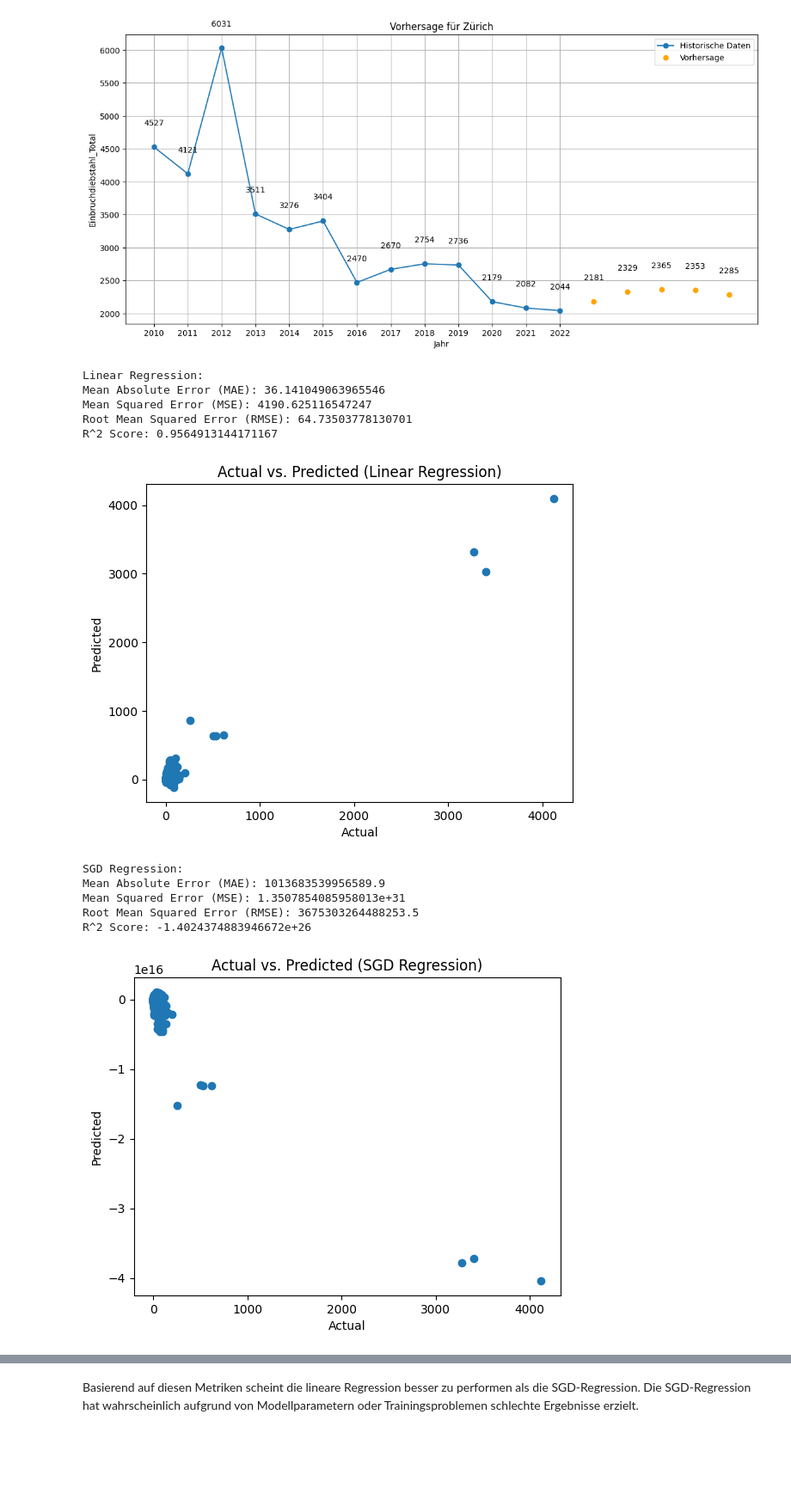
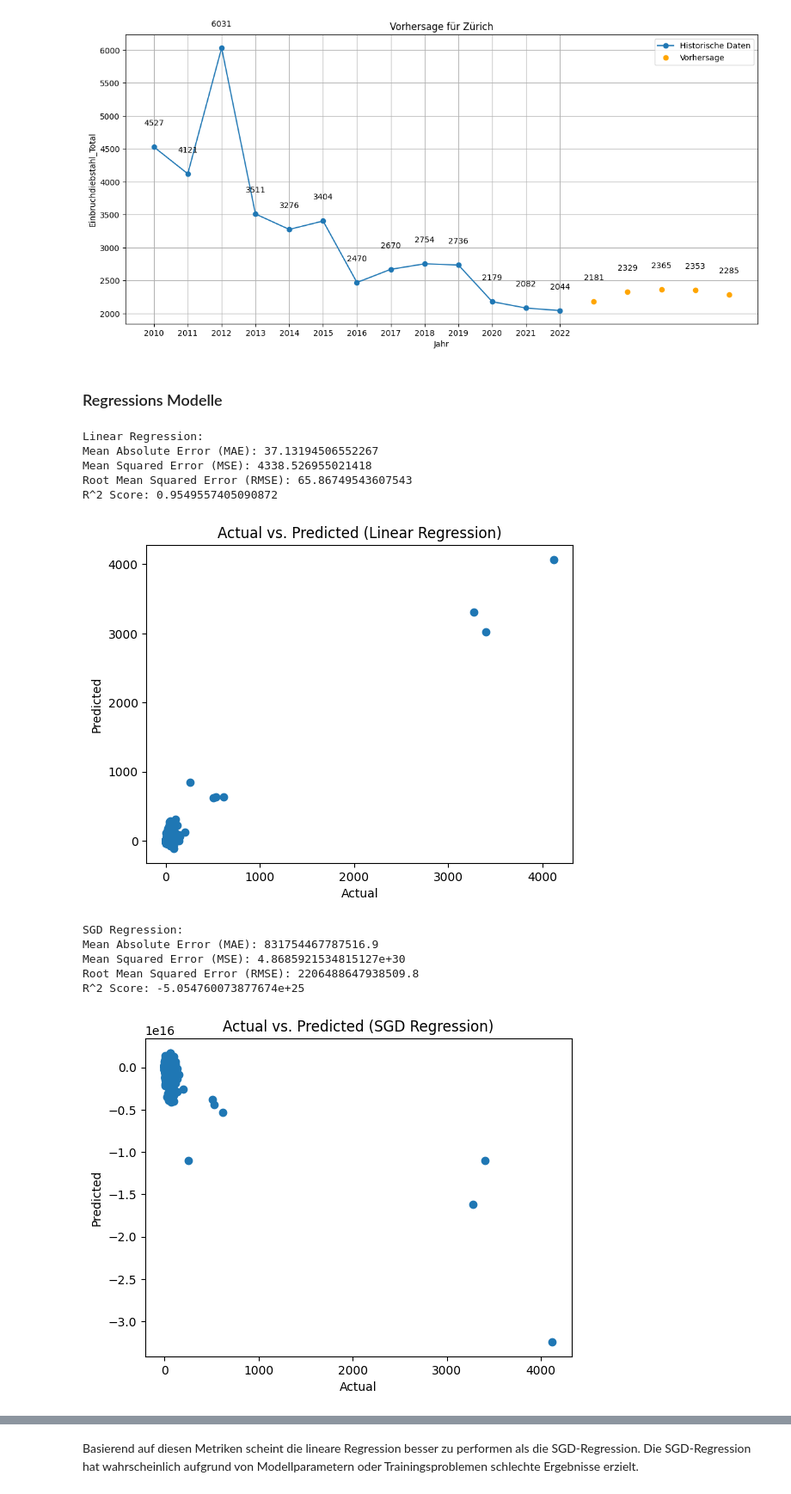
Before and after one commit to nvinto404/Data-Science-Project-Burglary-Statistics-Zurich, a Jupyter notebook: Modellierung.ipynb, the cells around one changed output, grey strips where cells are left out. Shown: that part at 86% size. Drawn from its saved outputs; the diff is of its cells as text; code cells hidden in the pictures; blank space fills up the shorter version.

```diff
--- a/Modellierung.ipynb
+++ b/Modellierung.ipynb
@@ -416,14 +354,11 @@ Vorhersage für Zürich für die nächsten 5 Jahre:
 17    2285.0
 Name: predicted_mean, dtype: float64
 [figure]
+# %% [markdown]
+### Regressions Modelle
 # %%
-import pandas as pd
-from sklearn.model_selection import train_test_split
-from sklearn.linear_model import LinearRegression
-from sklearn.metrics import mean_absolute_error, mean_squared_error, r2_score
-import matplotlib.pyplot as plt
 
-features = ['Einwohner_pro_Quadratkilometer', 'Einwohner 45-59 Jahre alt', 'Einwohner 60-74 Jahre alt','Einwohner 75-89 Jahre alt']
+features = ['Einwohner 45-59 Jahre alt', 'Einwohner 60-74 Jahre alt','Einwohner 75-89 Jahre alt']
 target = 'Einbruchdiebstahl_Total'
 
 X = df_unique[features]
@@ -453,54 +388,48 @@ plt.title("Actual vs. Predicted (Linear Regression)")
 plt.show()
 # %% [output]
 Linear Regression:
-Mean Absolute Error (MAE): 36.141049063965546
-Mean Squared Error (MSE): 4190.625116547247
-Root Mean Squared Error (RMSE): 64.73503778130701
-R^2 Score: 0.9564913144171167
+Mean Absolute Error (MAE): 37.13194506552267
+Mean Squared Error (MSE): 4338.526955021418
+Root Mean Squared Error (RMSE): 65.86749543607543
+R^2 Score: 0.9549557405090872
 [figure]
 # %%
-import pandas as pd
-from sklearn.model_selection import train_test_split
-from sklearn.linear_model import SGDRegressor
-from sklearn.metrics import mean_absolute_error, mean_squared_error, r2_score
-import matplotlib.pyplot as plt
 
-
-features = ['Einwohner_pro_Quadratkilometer', 'Einwohner 45-59 Jahre alt', 'Einwohner 60-74 Jahre alt','Einwohner 75-89 Jahre alt']
+features = ['Einwohner 45-59 Jahre alt', 'Einwohner 60-74 Jahre alt','Einwohner 75-89 Jahre alt']
 target = 'Einbruchdiebstahl_Total'
 
 X = df_unique[features]
 y = df_unique[target]
 
 X_train, X_test, y_train, y_test = train_test_split(X, y, test_size=0.2, random_state=42)
 
 sgd_regr = SGDRegressor(max_iter=200, eta0=0.01)
 sgd_regr.fit(X_train, y_train)
 sgd_y_pred = sgd_regr.predict(X_test)
 
 sgd_mae = mean_absolute_error(y_test, sgd_y_pred)
 sgd_mse = mean_squared_error(y_test, sgd_y_pred)
 sgd_rmse = mean_squared_error(y_test, sgd_y_pred, squared=False)
 sgd_r2 = r2_score(y_test, sgd_y_pred)
 
 print("SGD Regression:")
 print("Mean Absolute Error (MAE):", sgd_mae)
 print("Mean Squared Error (MSE):", sgd_mse)
 print("Root Mean Squared Error (RMSE):", sgd_rmse)
 print("R^2 Score:", sgd_r2)
 
 plt.scatter(y_test, sgd_y_pred)
 plt.xlabel("Actual")
 plt.ylabel("Predicted")
 plt.title("Actual vs. Predicted (SGD Regression)")
 plt.show()
 # %% [output]
 SGD Regression:
-Mean Absolute Error (MAE): 1013683539956589.9
-Mean Squared Error (MSE): 1.3507854085958013e+31
-Root Mean Squared Error (RMSE): 3675303264488253.5
-R^2 Score: -1.4024374883946672e+26
+Mean Absolute Error (MAE): 831754467787516.9
+Mean Squared Error (MSE): 4.8685921534815127e+30
+Root Mean Squared Error (RMSE): 2206488647938509.8
+R^2 Score: -5.054760073877674e+25
-[figure, old version]
+[figure, new version]
 # %%
 print("Linear Regression:")
 print("Mean Absolute Error (MAE):", linear_mae)
```
Also changed, not shown: parts of 15 cells of this notebook.
